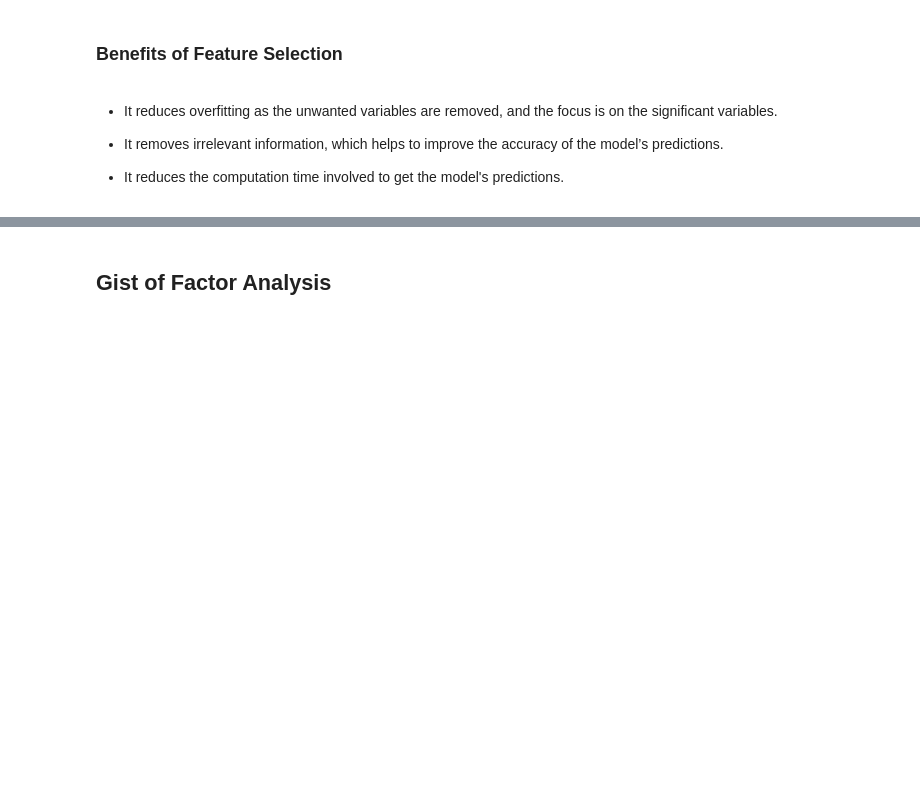
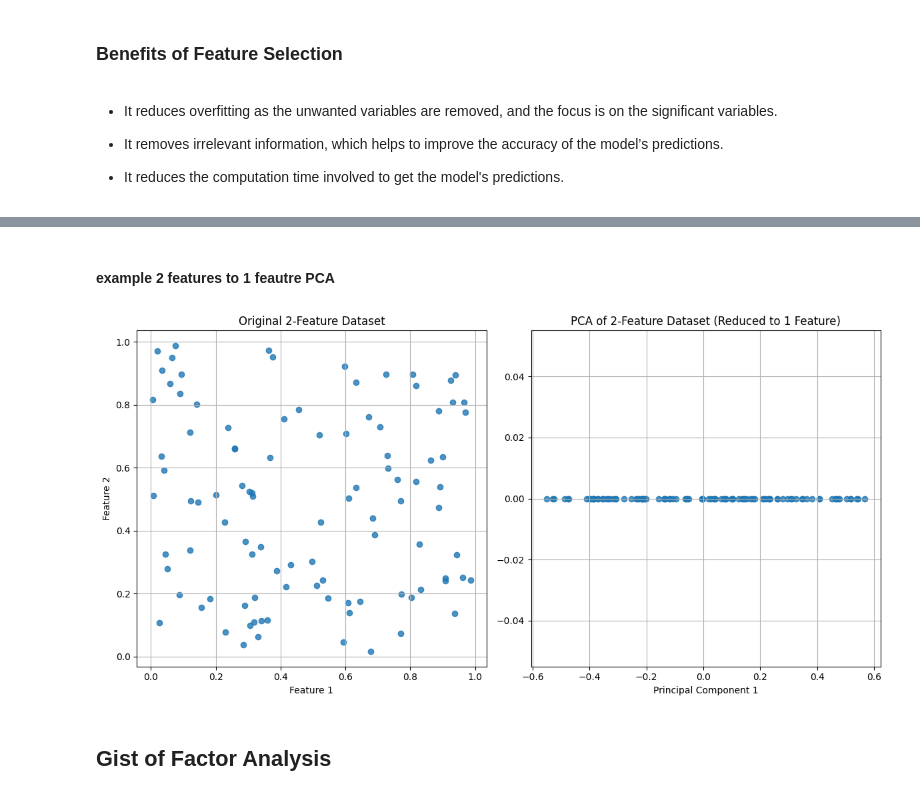
Before and after one commit to Hari-810/ML_DL, a Jupyter notebook: EDA/Lesson_08_Feature_Selection/8.01_Feature_Selection.ipynb, the cells around one changed output, grey strips where cells are left out. Cells and saved outputs as stored; diff of their text form; code cells hidden in the pictures; blank space fills up the shorter version.

```diff
--- a/EDA/Lesson_08_Feature_Selection/8.01_Feature_Selection.ipynb
+++ b/EDA/Lesson_08_Feature_Selection/8.01_Feature_Selection.ipynb
@@ -54,3 +82,44 @@ Some of the techniques used for dimensionality reduction are:
+# %% [markdown]
+#### example 2 features to 1 feautre PCA
+# %%
+# Importing necessary libraries
+import numpy as np
+import pandas as pd
+import matplotlib.pyplot as plt
+from sklearn.decomposition import PCA
+
+# Generate synthetic 2-feature dataset
+np.random.seed(42)
+X = np.random.rand(100, 2)  # Generate random data with 100 samples and 2 features
+
+# Initialize PCA with one component
+pca = PCA(n_components=1)
+
+# Fit the PCA model to the data and transform the data
+X_pca = pca.fit_transform(X)
+
+# Plot the original and transformed data
+plt.figure(figsize=(12, 6))
+
+# Plot original data
+plt.subplot(1, 2, 1)
+plt.scatter(X[:, 0], X[:, 1], alpha=0.8)
+plt.xlabel('Feature 1')
+plt.ylabel('Feature 2')
+plt.title('Original 2-Feature Dataset')
+plt.grid()
+
+# Plot transformed data
+plt.subplot(1, 2, 2)
+plt.scatter(X_pca, np.zeros_like(X_pca), alpha=0.8)
+plt.xlabel('Principal Component 1')
+plt.title('PCA of 2-Feature Dataset (Reduced to 1 Feature)')
+plt.grid()
+
+plt.tight_layout()
+plt.show()
+# %% [output]
+[figure, added]
 # %% [markdown]
 ## **Gist of Factor Analysis**
 # %% [markdown]
```
Also changed, not shown: parts of 11 cells of this notebook, 1 other file.
